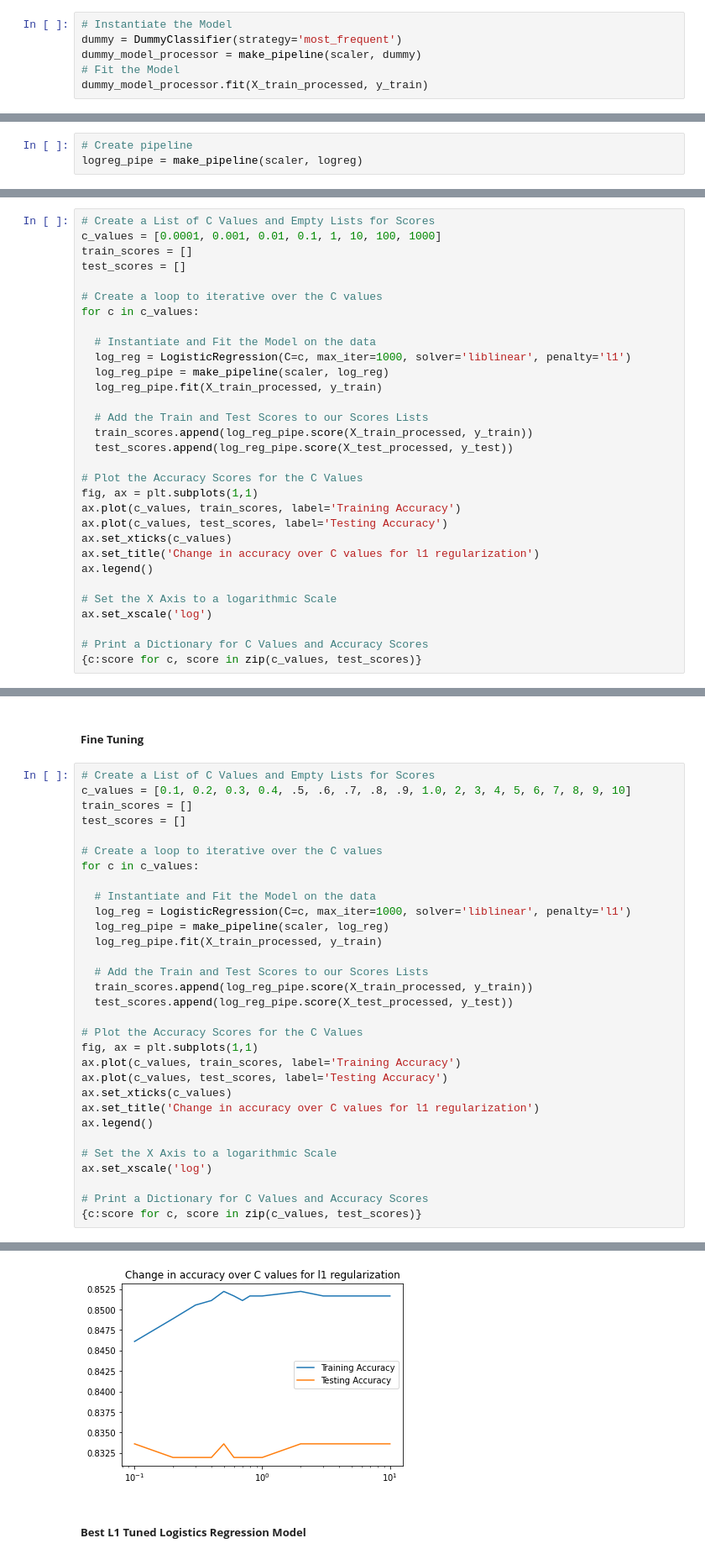
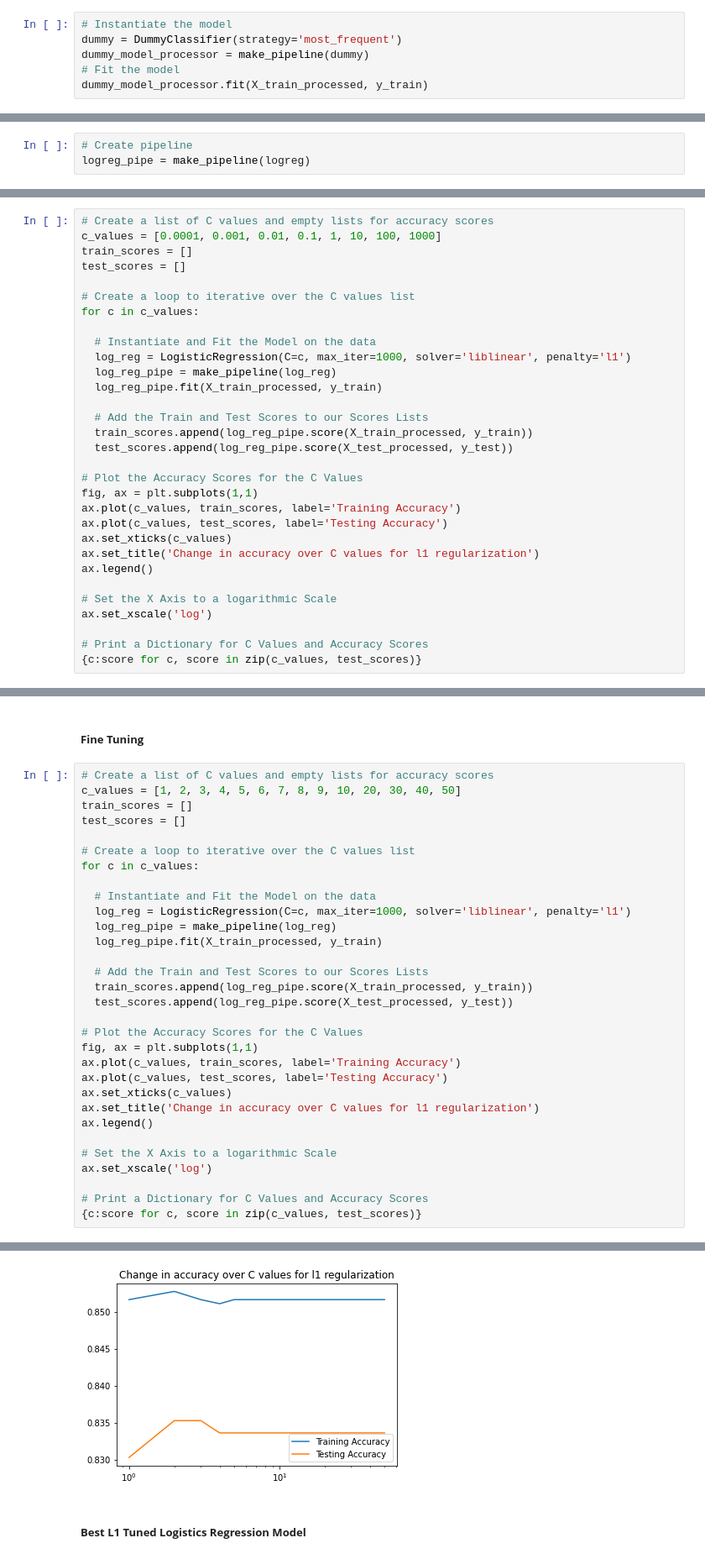
Before and after one commit to YBilodeau/Metabolic-Syndrome-Prediction-Project, a Jupyter notebook: Prediction_of_Metabolic_Syndrome_Using_Machine_Learning.ipynb, the cells around one changed output, grey strips where cells are left out. Shown at 84% size. Drawn from its saved outputs; the diff is of its cells as text.

```diff
--- a/Prediction_of_Metabolic_Syndrome_Using_Machine_Learning.ipynb
+++ b/Prediction_of_Metabolic_Syndrome_Using_Machine_Learning.ipynb
@@ -1476,9 +1475,9 @@ X_test_df.describe().round(2)
 # %% [markdown]
 ### **Instantiate the Baseline Model**
 # %%
-# Instantiate the Model
+# Instantiate the model
 dummy = DummyClassifier(strategy='most_frequent')
-dummy_model_processor = make_pipeline(scaler, dummy)
-# Fit the Model
+dummy_model_processor = make_pipeline(dummy)
+# Fit the model
 dummy_model_processor.fit(X_train_processed, y_train)
 # %% [output]
@@ -1526,7 +1520,7 @@ logreg = LogisticRegression(C = 1000)
 ### **Create the Pipeline**
 # %%
 # Create pipeline
-logreg_pipe = make_pipeline(scaler, logreg)
+logreg_pipe = make_pipeline(logreg)
 # %% [markdown]
 ### **Fit and Train the Model on the Data**
 # %%
@@ -1551,17 +1544,17 @@ print(logreg_pipe.score(X_test_processed, y_test))
 # %% [markdown]
 ##### **Wideband Tuning**
 # %%
-# Create a List of C Values and Empty Lists for Scores
+# Create a list of C values and empty lists for accuracy scores
 c_values = [0.0001, 0.001, 0.01, 0.1, 1, 10, 100, 1000]
 train_scores = []
 test_scores = []
 
-# Create a loop to iterative over the C values
+# Create a loop to iterative over the C values list
 for c in c_values:
 
   # Instantiate and Fit the Model on the data
   log_reg = LogisticRegression(C=c, max_iter=1000, solver='liblinear', penalty='l1')
-  log_reg_pipe = make_pipeline(scaler, log_reg)
+  log_reg_pipe = make_pipeline(log_reg)
   log_reg_pipe.fit(X_train_processed, y_train)
 
   # Add the Train and Test Scores to our Scores Lists
@@ -1594,17 +1587,17 @@ ax.set_xscale('log')
 # %% [markdown]
 ##### **Fine Tuning**
 # %%
-# Create a List of C Values and Empty Lists for Scores
-c_values = [0.1, 0.2, 0.3, 0.4, .5, .6, .7, .8, .9, 1.0, 2, 3, 4, 5, 6, 7, 8, 9, 10]
+# Create a list of C values and empty lists for accuracy scores
+c_values = [1, 2, 3, 4, 5, 6, 7, 8, 9, 10, 20, 30, 40, 50]
 train_scores = []
 test_scores = []
 
-# Create a loop to iterative over the C values
+# Create a loop to iterative over the C values list
 for c in c_values:
 
   # Instantiate and Fit the Model on the data
   log_reg = LogisticRegression(C=c, max_iter=1000, solver='liblinear', penalty='l1')
-  log_reg_pipe = make_pipeline(scaler, log_reg)
+  log_reg_pipe = make_pipeline(log_reg)
   log_reg_pipe.fit(X_train_processed, y_train)
 
   # Add the Train and Test Scores to our Scores Lists
@@ -1647,4 +1635,4 @@ ax.set_xscale('log')
-[figure, old version]
+[figure, new version]
 # %% [markdown]
 ##### **Best L1 Tuned Logistics Regression Model**
 # %%
```
Also changed, not shown: parts of 153 cells of this notebook.
